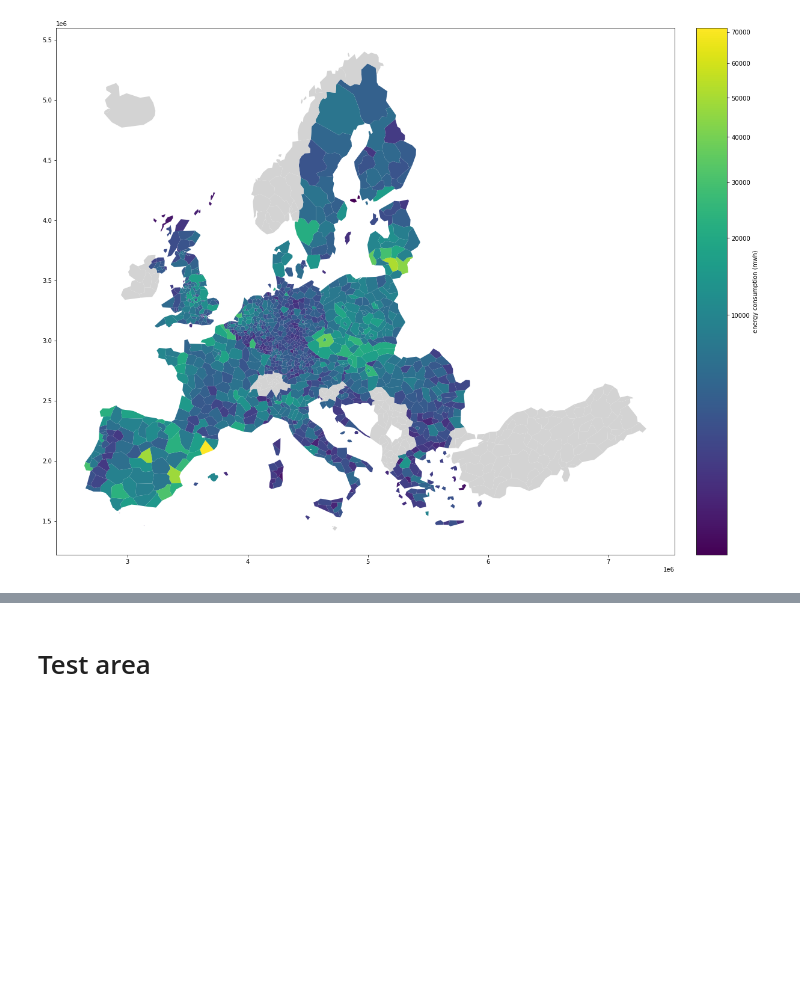
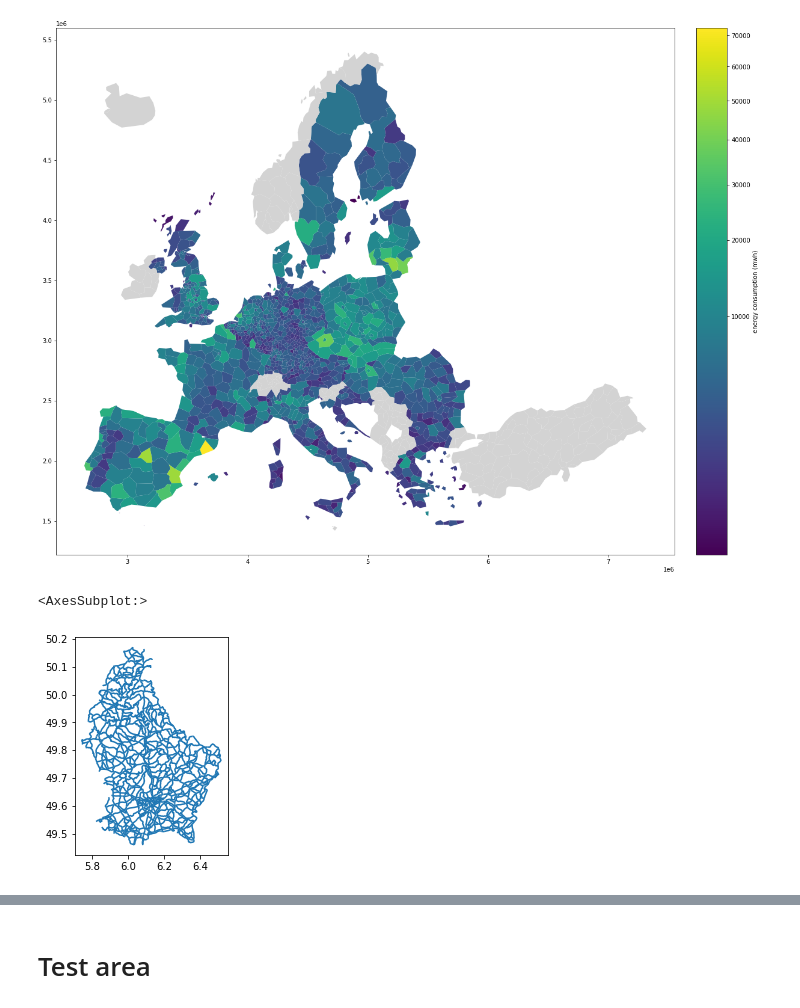
Before and after one commit to Frostie10/eurostat_test, a Jupyter notebook: test_eurostat.ipynb, the cells around one changed output, grey strips where cells are left out. Cells and saved outputs as stored; diff of their text form; code cells hidden in the pictures; blank space fills up the shorter version.

```diff
--- a/test_eurostat.ipynb
+++ b/test_eurostat.ipynb
@@ -653,3 +639,9 @@ gdf_MWh_region.plot(column = '2019',
 # %% [output]
 <AxesSubplot:>
 [figure]
+# %%
+roads=gpd.read_file('C:/Users/seanp/Desktop/RoadL')
+roads.plot()
+# %% [output]
+<AxesSubplot:>
+[figure, added]
```
Also changed, not shown: parts of 37 cells of this notebook.
